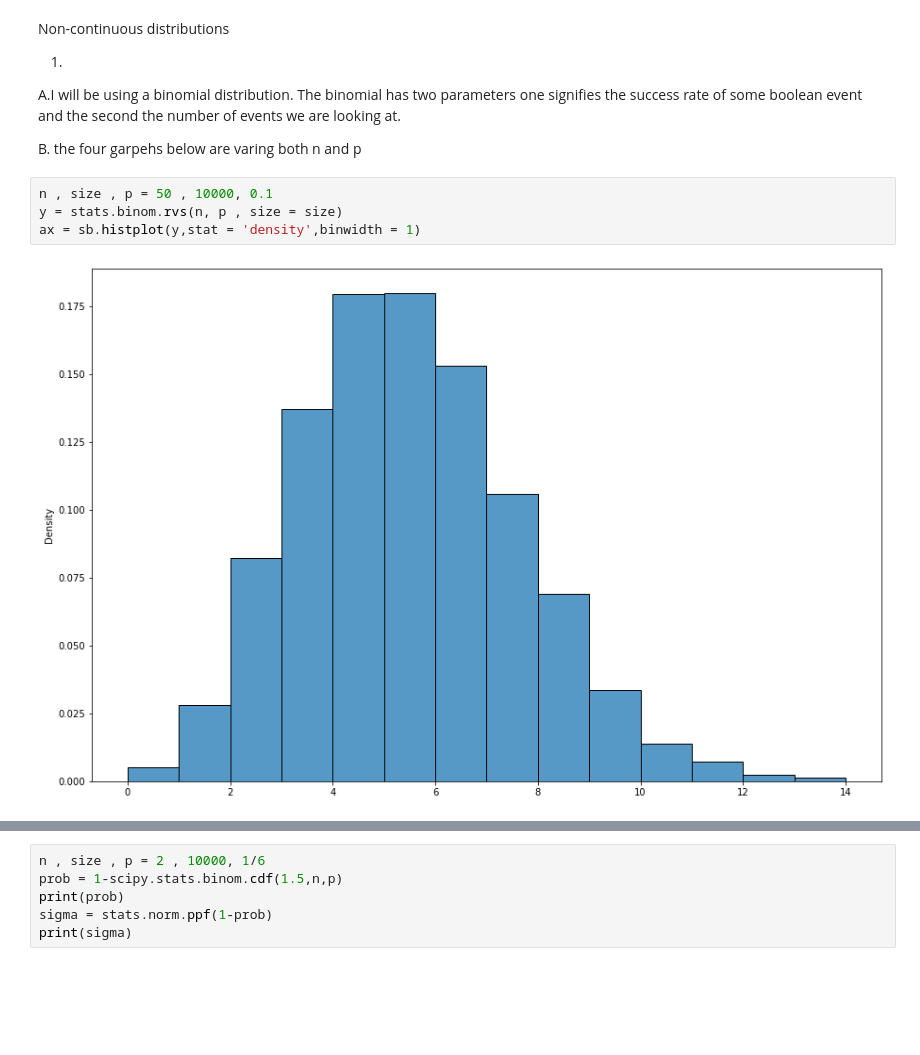
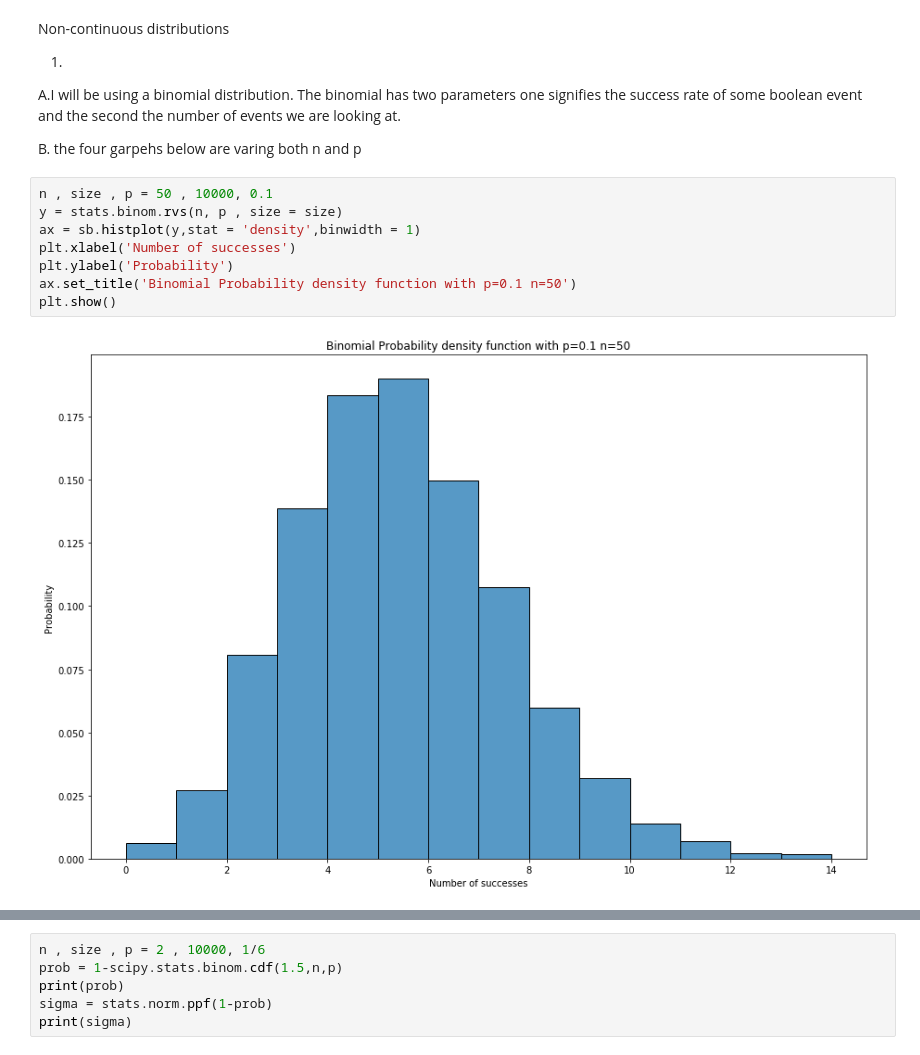
Before and after one commit to GammasBox/phys434Lab, a Jupyter notebook: Lab#1.ipynb, the cells around one changed output, grey strips where cells are left out. Drawn from its saved outputs; the diff is of its cells as text; blank space fills up the shorter version.

Commit message:
Resolved coments - add graph lables

```diff
--- a/Lab#1.ipynb
+++ b/Lab#1.ipynb
@@ -154,9 +164,13 @@ B. the four garpehs below are varing both n and p
 # %%
 n , size , p = 50 , 10000, 0.1
 y = stats.binom.rvs(n, p , size = size)
 ax = sb.histplot(y,stat = 'density',binwidth = 1)
+plt.xlabel('Number of successes')
+plt.ylabel('Probability')
+ax.set_title('Binomial Probability density function with p=0.1 n=50')
+plt.show()
 # %% [output]
-[figure, old version]
+[figure, new version]
 # %%
 n , size , p = 50 , 100000, 0.01
 y = stats.binom.rvs(n, p , size = size)
```
Also changed, not shown: parts of 11 cells of this notebook.
